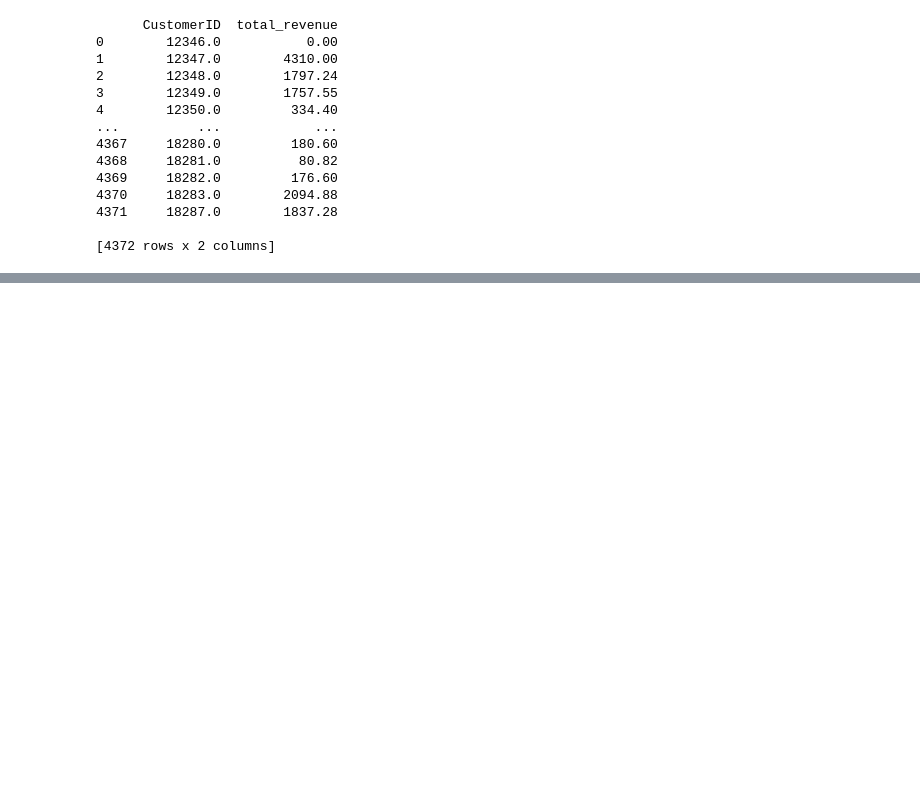
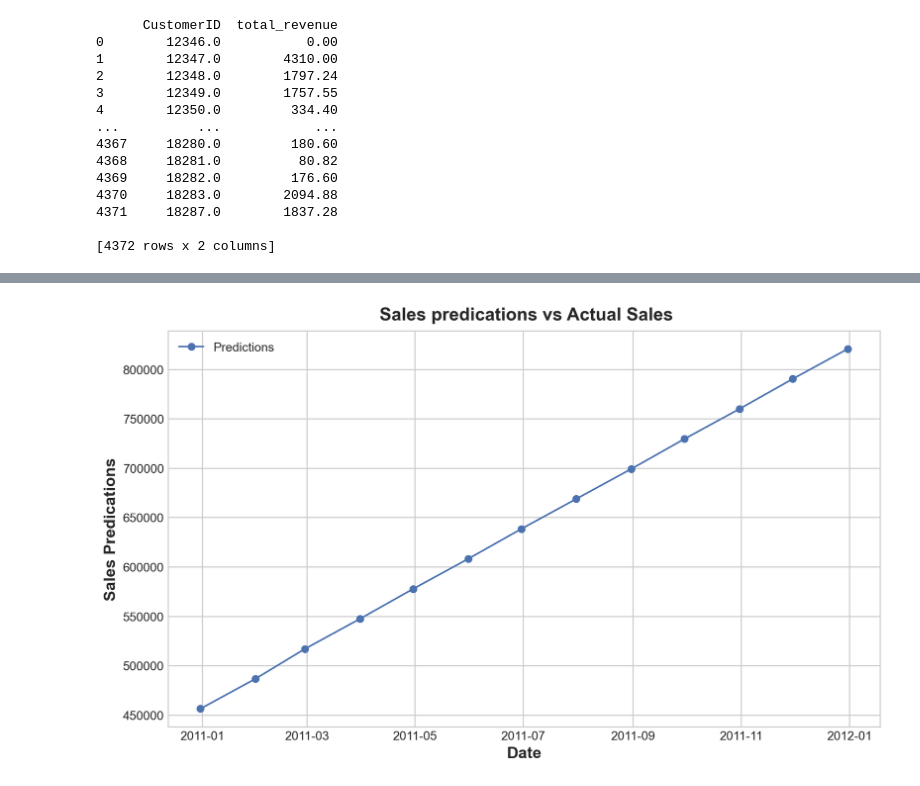
Before and after one commit to Ivan-Curmi/FinalProject, a Jupyter notebook: Sales (Ivan).ipynb, the cells around one changed output, grey strips where cells are left out. Saved outputs shown, nothing was run; the diff lists cells and outputs as text; code cells hidden in the pictures; blank space fills up the shorter version.

```diff
--- a/Sales (Ivan).ipynb
+++ b/Sales (Ivan).ipynb
@@ -678,0 +1006,4 @@ online_retail_filter
+# %%
+daily_df.reset_index(inplace=True)
+# %%
+daily_df['Time']=(daily_df.InvoiceDate.dt.year-2010)*12+daily_df.InvoiceDate.dt.month
@@ -678,0 +1449,12 @@ online_retail_filter
+# %%
+# Training data
+X = daily_df.loc[:, ['Time']]  # features
+y = daily_df.loc[:, 'total_revenue']  # target
+
+# Train the model
+model = LinearRegression()
+model.fit(X, y)
+
+# Store the fitted values as a time series with the same time index as
+# the training data
+y_pred = pd.Series(model.predict(X), index=X.index)
@@ -678,0 +1478,30 @@ online_retail_filter
+# %%
+import matplotlib.pyplot as plt
+import numpy as np
+import pandas as pd
+from sklearn.model_selection import train_test_split
+from sklearn.ensemble import RandomForestRegressor
+from sklearn.metrics import mean_squared_error
+
+
+
+# Plotting
+plt.figure(figsize=(10, 6))
+
+# Assuming you have a time-related feature (e.g., date)
+# Replace 'date' with your actual time-related feature
+dates = daily_df['InvoiceDate']  # replace 'date' with your actual date feature
+plt.plot(dates, y_pred, label='Predictions', marker='o')
+
+# Add labels and title
+plt.xlabel('Date')
+plt.ylabel('Sales Predications')
+plt.title(' Sales predications vs Actual Sales')
+
+# Add a legend
+plt.legend()
+
+# Show the plot
+plt.show()
+# %% [output]
+[figure, added]
```
Also changed, not shown: parts of 91 cells of this notebook.
